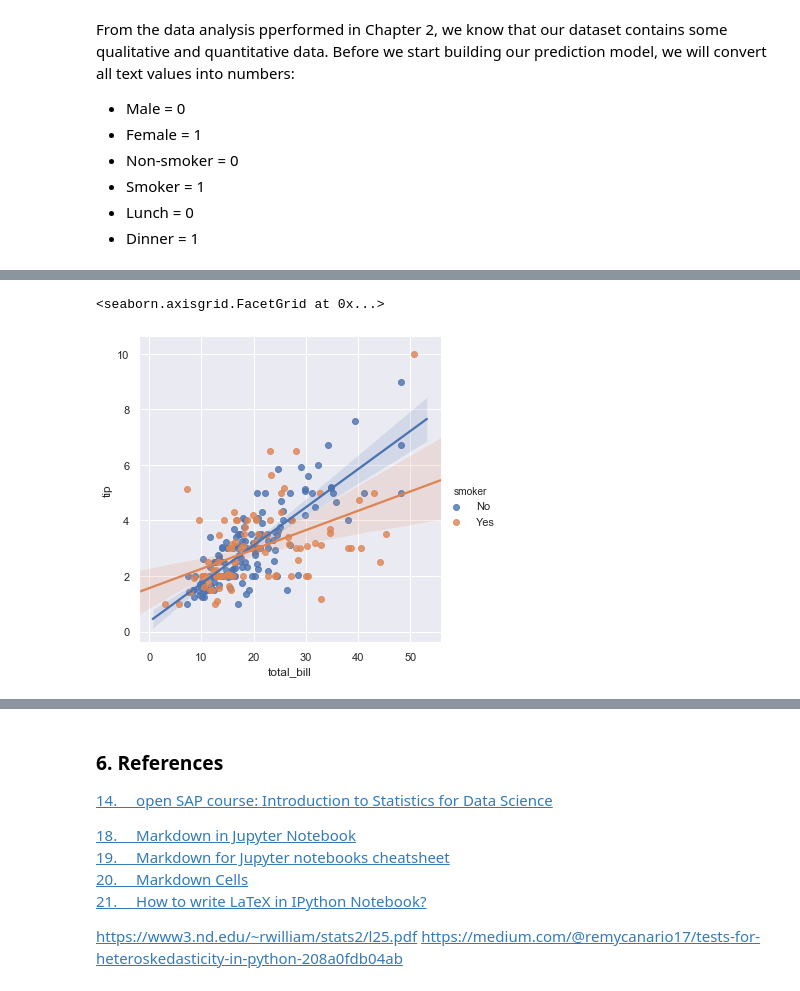
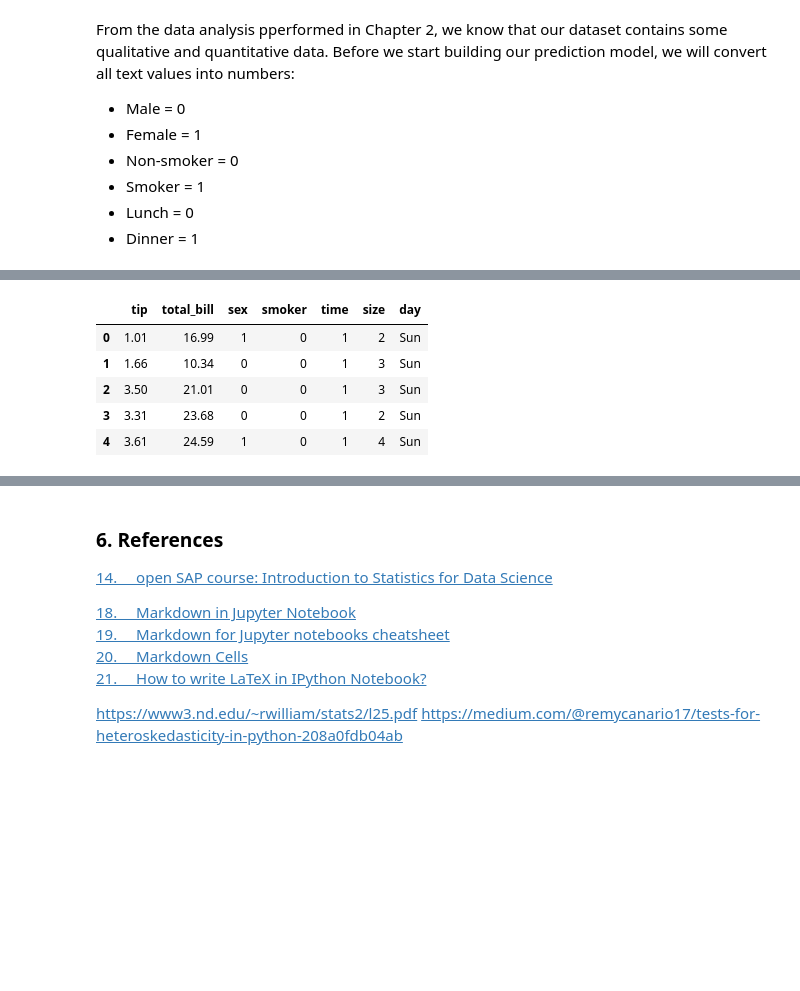
Before and after one commit to JuliaMal/Fundamentals_project, a Jupyter notebook: Tips.ipynb, the cells around one changed output, grey strips where cells are left out. Saved outputs shown, nothing was run; the diff lists cells and outputs as text; code cells hidden in the pictures; blank space fills up the shorter version.

```diff
--- a/Tips.ipynb
+++ b/Tips.ipynb
@@ -914,4 +669,0 @@ sns.heatmap(corr, cmap="BuPu", annot=True)
-# %%
-df['tips_percent'] = 100 *(df['tip'] / df['total_bill'])
-grid = sns.FacetGrid(df, row = "smoker", col = "sex", margin_titles=True)
-grid.map(plt.hist, "tips_percent", bins=np.linspace(0, 40, 15), color="rebeccapurple")
@@ -933,5 +670,12 @@ sns.lmplot(x="total_bill", y="tip", hue = "sex", data=df)
-# %%
-sns.lmplot(x="total_bill", y="tip", hue = "smoker", data=df)
-# %% [output]
-<seaborn.axisgrid.FacetGrid at 0x...>
-[figure, removed]
+# %%
+df5 = df[['tip','total_bill', 'sex', 'smoker', 'time', 'size', 'day']]
+# %%
+df5.replace({ 'sex': {'Male':0 , 'Female':1} , 'smoker' : {'No': 0 , 'Yes': 1}, 'time': {'Lunch':0 , 'Dinner':1}} ,inplace=True)
+df5.head()
+# %% [output]
+|  | tip | total_bill | sex | smoker | time | size | day |
+| 0 | 1.01 | 16.99 | 1 | 0 | 1 | 2 | Sun |
+| 1 | 1.66 | 10.34 | 0 | 0 | 1 | 3 | Sun |
+| 2 | 3.50 | 21.01 | 0 | 0 | 1 | 3 | Sun |
+| 3 | 3.31 | 23.68 | 0 | 0 | 1 | 2 | Sun |
+| 4 | 3.61 | 24.59 | 1 | 0 | 1 | 4 | Sun |
```
Also changed, not shown: parts of 46 cells of this notebook.
